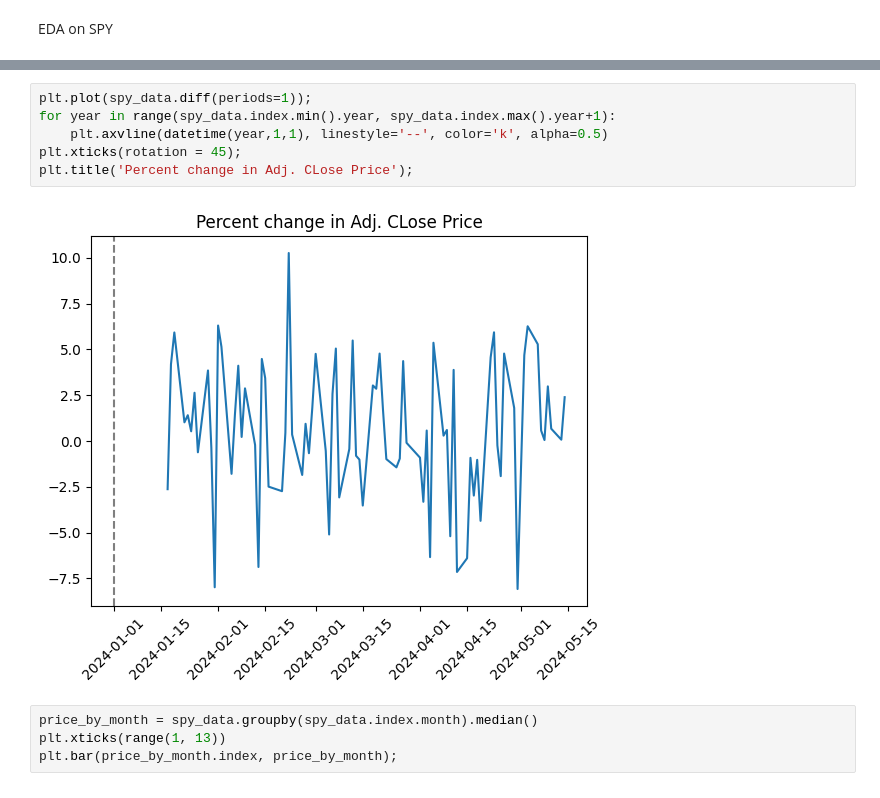
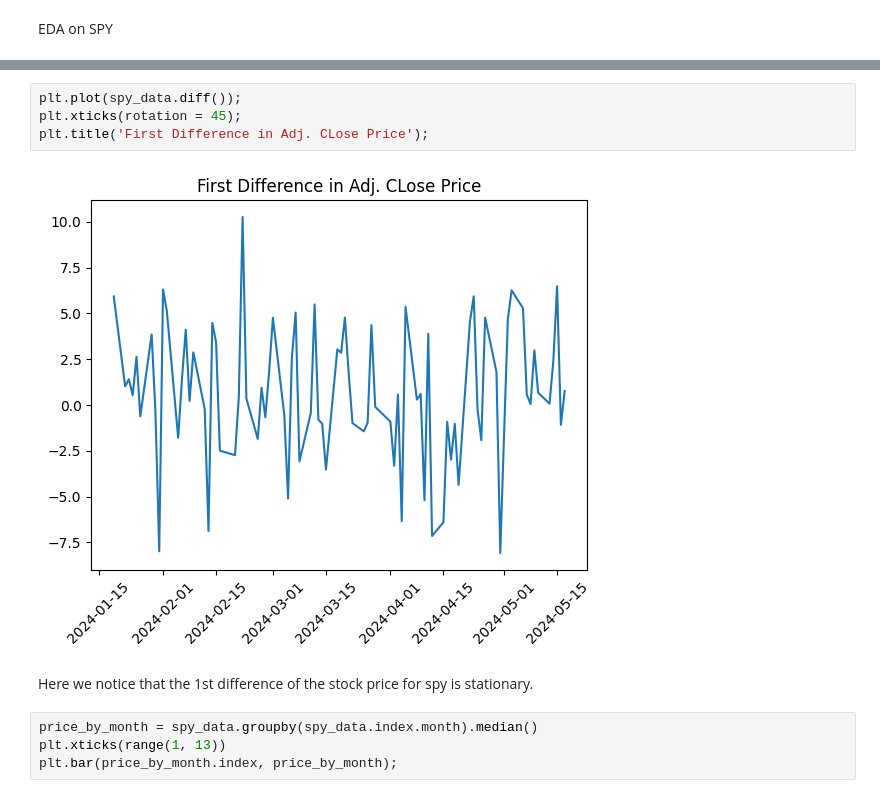
Before and after one commit to kevoinno/gary-s24, a Jupyter notebook: garys24_eda.ipynb, the cells around one changed output, grey strips where cells are left out. Drawn from its saved outputs; the diff is of its cells as text.

```diff
--- a/garys24_eda.ipynb
+++ b/garys24_eda.ipynb
@@ -81,11 +81,11 @@ plt.title('Percent change in Adj. CLose Price');
 # %%
-plt.plot(spy_data.diff(periods=1));
-for year in range(spy_data.index.min().year, spy_data.index.max().year+1):
-    plt.axvline(datetime(year,1,1), linestyle='--', color='k', alpha=0.5)
+plt.plot(spy_data.diff());
 plt.xticks(rotation = 45);
-plt.title('Percent change in Adj. CLose Price');
+plt.title('First Difference in Adj. CLose Price');
 # %% [output]
-[figure, old version]
+[figure, new version]
+# %% [markdown]
+Here we notice that the 1st difference of the stock price for spy is stationary.
 # %%
 price_by_month = spy_data.groupby(spy_data.index.month).median()
 plt.xticks(range(1, 13))
```
Also changed, not shown: parts of 21 cells of this notebook, 2 other files.
